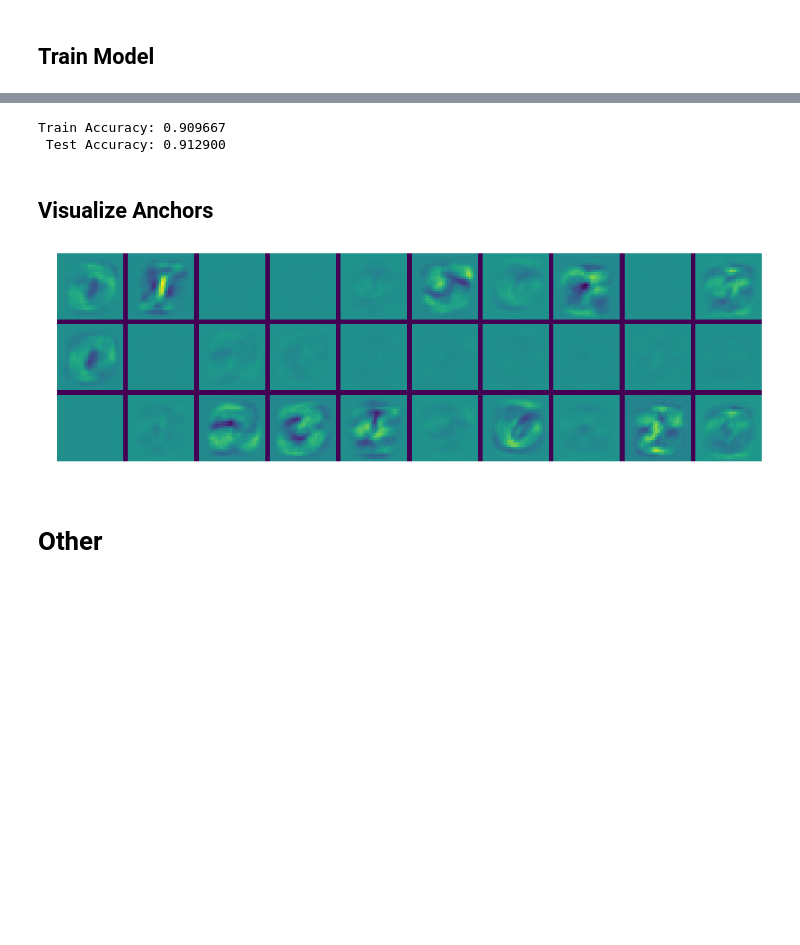
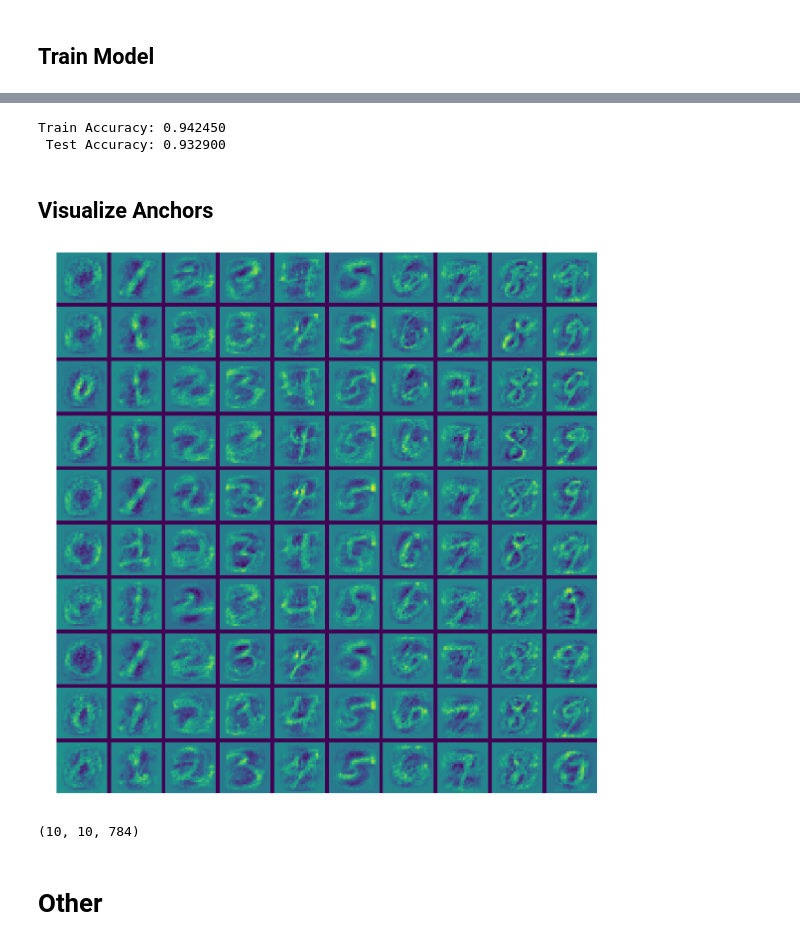
Before and after one commit to chrismbryant/anchor-vector-optimization, a Jupyter notebook: anchors_multi-class.ipynb, the cells around one changed output, grey strips where cells are left out. Cells and saved outputs as stored; diff of their text form; code cells hidden in the pictures; blank space fills up the shorter version.

Commit message:
Train 10 anchors per class

```diff
--- a/anchors_multi-class.ipynb
+++ b/anchors_multi-class.ipynb
@@ -267,7 +267,7 @@ def model(X_train,
 labels_train.tolist()
 examples = []
 
-k = 3
+k = 10
 
 for a in range(10):
     matches = np.array([i for i in range(len(labels_train)) if labels_train[i] == a])
@@ -288,7 +288,7 @@ result = model(X_train,
                A_init = A_initial,
                learn_A = True,
                p = 3,
-               q = 0.1,
+               q = 0.01,
                learning_rate = 0.001,
                num_epochs = 31,
                minibatch_size = 32,
@@ -308,8 +308,8 @@ acc_test = sum(np.argmax(H_test, axis = 0) == labels_test)/len(labels_test)
 print("Train Accuracy: %f" % acc_train)
 print(" Test Accuracy: %f" % acc_test)
 # %% [output]
-Train Accuracy: 0.909667
- Test Accuracy: 0.912900
+Train Accuracy: 0.942450
+ Test Accuracy: 0.932900
 # %% [markdown]
 ## Visualize Anchors
 # %%
@@ -322,35 +322,40 @@ def v_concat(M, buffer=3):
     i = 0
     while i + 1 < a:
         result = np.concatenate([result, buffer_array, M[i + 1]], axis = 0)
         i += 1
     return result
 
 
 def combine(A, buffer=3):
 
     k, p, n_h, n_v = A.shape
     buffer_array = np.zeros((buffer*(p - 1) + p*n_h, buffer))
 
     result = v_concat(A[0], buffer = buffer)
 
     i = 0
     while i + 1 < k:
         result = np.concatenate([result, buffer_array, v_concat(A[i + 1], buffer = buffer)], axis = 1)
         i += 1
     return result
 
 ##### ------------------------------------------ #####
 
-A_params = np.reshape(params["A"], (10, 3, 28, 28))
+k, p, n = params["A"].shape
+A_params = np.reshape(params["A"], (k, p, 28, 28))
 anchors = A_params - np.min(A_params)
 
 fig = plt.figure(figsize = (20, 20))
 ax = fig.add_subplot(1, 1, 1)
 ax.imshow(combine(anchors, buffer = 2))
 ax.axis("off")
 plt.show()
 # %% [output]
-[figure, old version]
+[figure, new version]
+# %%
+params["A"].shape
+# %% [output]
+(10, 10, 784)
 # %% [markdown]
 # Other
 # %%
```
Also changed, not shown: parts of 2 cells of this notebook.
